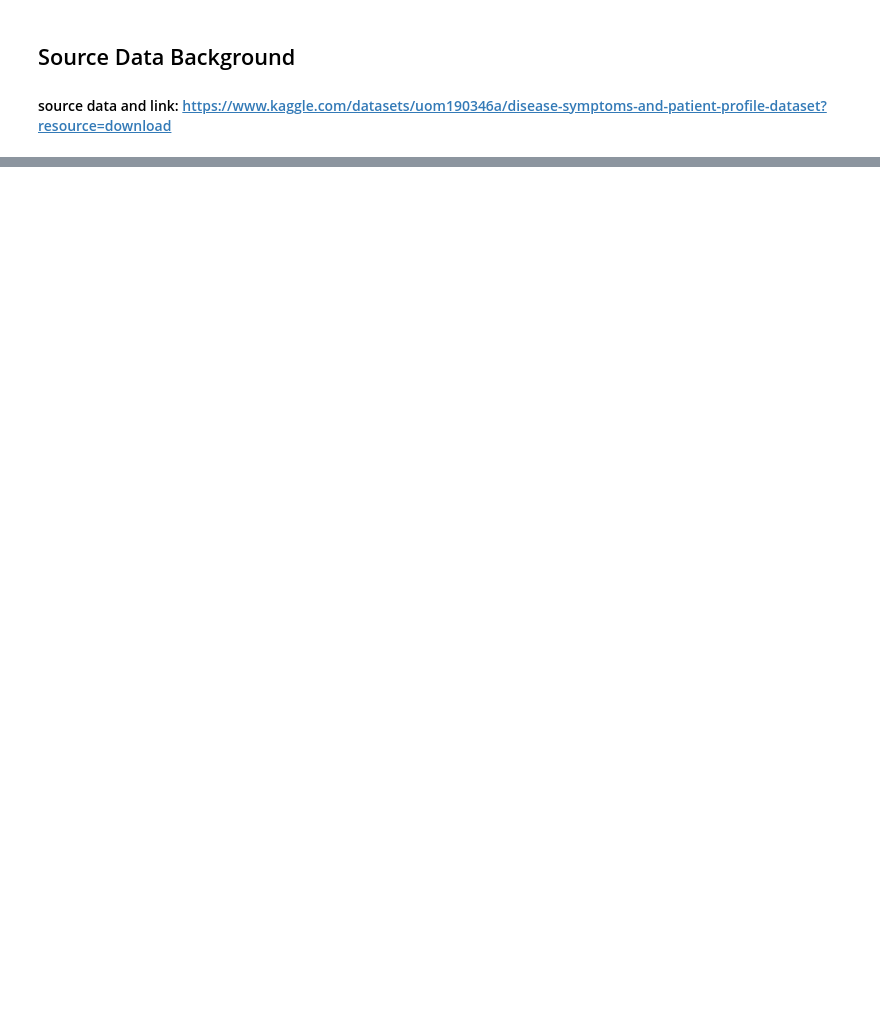
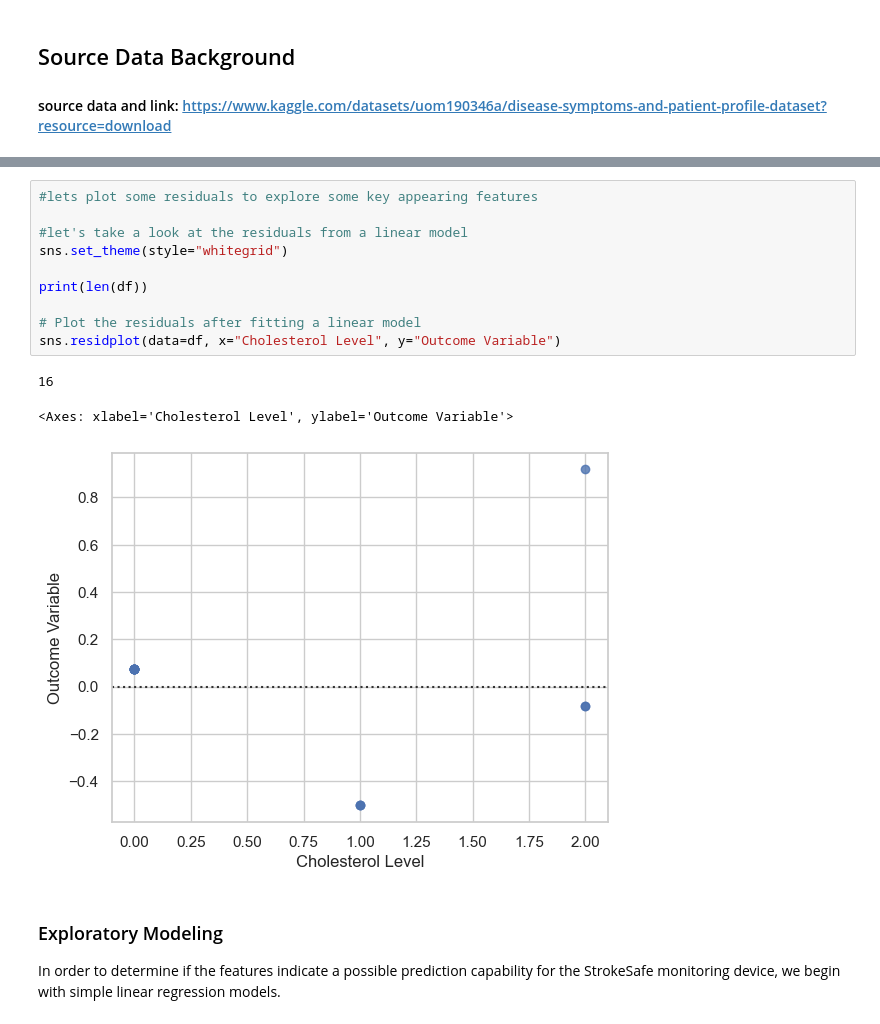
Before and after one commit to aminteer/ucbintroslsupervisedlearningfinal, a Jupyter notebook: healthdatanalysis.ipynb, the cells around one changed output, grey strips where cells are left out. Cells and saved outputs as stored; diff of their text form; blank space fills up the shorter version.

```diff
--- a/healthdatanalysis.ipynb
+++ b/healthdatanalysis.ipynb
@@ -54,0 +225,18 @@ data.head()
+# %%
+#lets plot some residuals to explore some key appearing features
+
+#let's take a look at the residuals from a linear model
+sns.set_theme(style="whitegrid")
+
+print(len(df))
+
+# Plot the residuals after fitting a linear model
+sns.residplot(data=df, x="Cholesterol Level", y="Outcome Variable")
+# %% [output]
+16
+<Axes: xlabel='Cholesterol Level', ylabel='Outcome Variable'>
+[figure, added]
+# %% [markdown]
+### Exploratory Modeling ###
+
+In order to determine if the features indicate a possible prediction capability for the StrokeSafe monitoring device, we begin with simple linear regression models.
```
Also changed, not shown: parts of 13 cells of this notebook.
